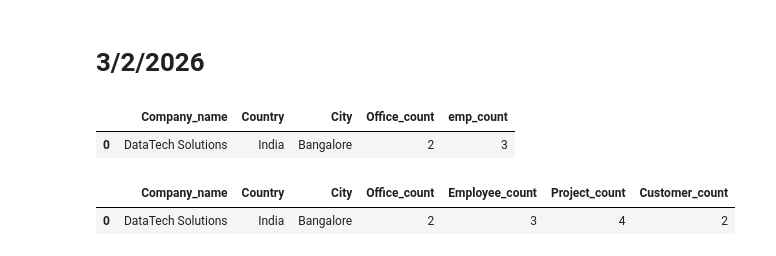
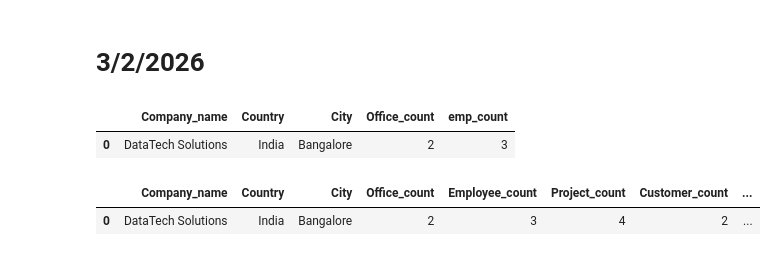
Before and after one commit to AshwinRaj-U/Python-Code-Practice, a Jupyter notebook: Practice_workbook.ipynb, the cells around one changed output. Saved outputs shown, nothing was run; the diff lists cells and outputs as text; code cells hidden in the pictures.

```diff
--- a/Practice_workbook.ipynb
+++ b/Practice_workbook.ipynb
@@ -2794,33 +2794,40 @@ for company_id, details in input_json.items():
     country = details['location']['country']
     city = details['location']['city']
 
     # Offices
     office_count = len(set([i['office_id'] for i in details['location']['offices']]))
 
     # Employees
     emp_ids = extract_values(details['location'], "id")
     emp_count = len(set(emp_ids))
 
     # Projects
     prj_ids = extract_values(details['location'], "project_id")
     prj_count = len(set(prj_ids))
 
     # Customers
     cust_ids = extract_values(details, "customer_id")
     cust_count = len(set(cust_ids))
 
+    # Industry Supported
+    industry_supported_name = ','.join(extract_values(details, "industry"))
+    industry_supported_count = len(set(industry_supported_name))
+
+
+
     result_df.append({
         "Company_name": name,
         "Country": country,
         "City": city,
         "Office_count": office_count,
         "Employee_count": emp_count,
         "Project_count": prj_count,
-        "Customer_count": cust_count
+        "Customer_count": cust_count,
+        "industry_supported":industry_supported_name
     })
 
 output = pd.DataFrame(result_df)
 output
 # %% [output]
-|  | Company_name | Country | City | Office_count | Employee_count | Project_count | Customer_count |
-| 0 | DataTech Solutions | India | Bangalore | 2 | 3 | 4 | 2 |
+|  | Company_name | Country | City | Office_count | Employee_count | Project_count | Customer_count | ... |
+| 0 | DataTech Solutions | India | Bangalore | 2 | 3 | 4 | 2 | ... |
```
